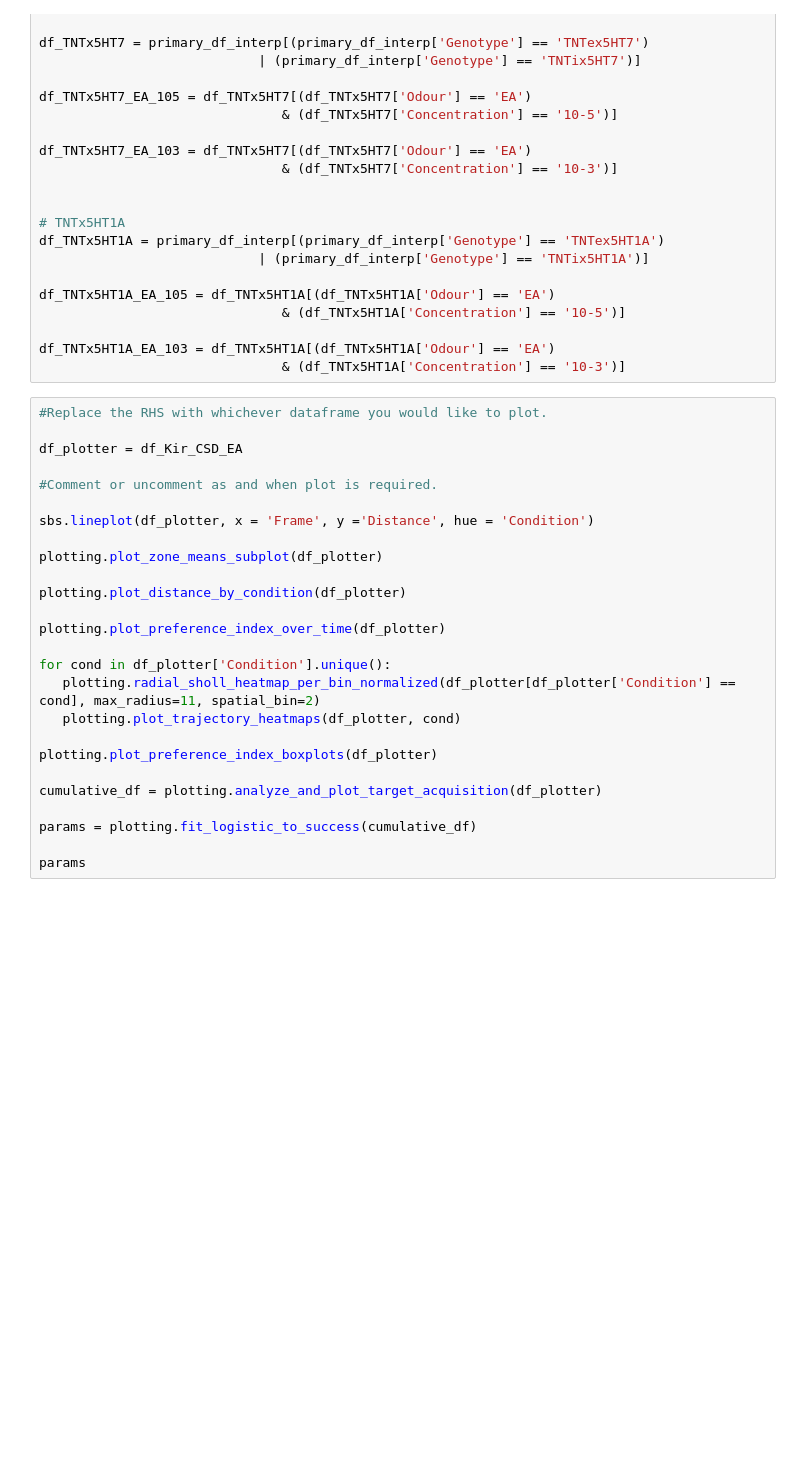
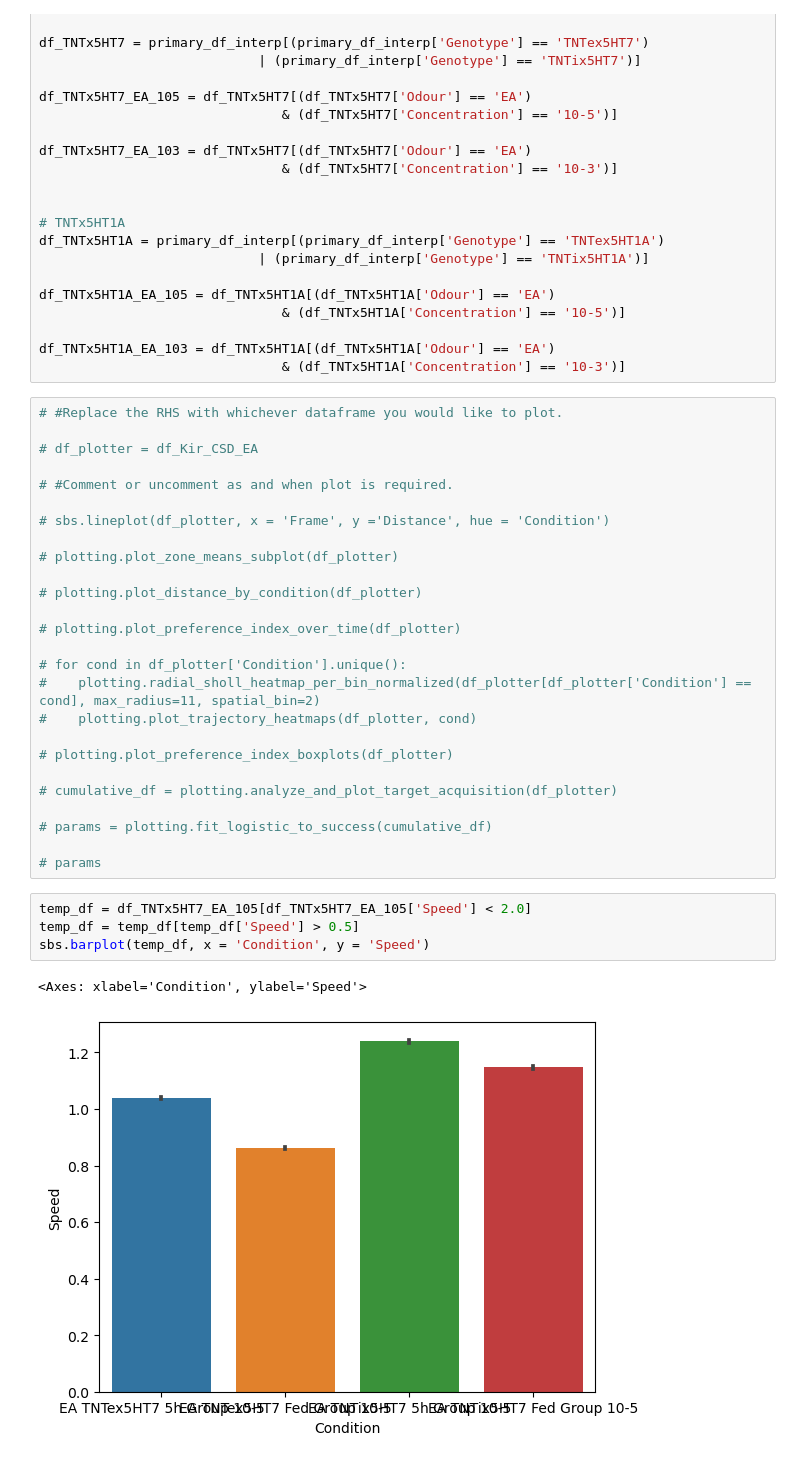
Before and after one commit to HariPNarayanan/larva-locater, a Jupyter notebook: Structured/analysis_bulk.ipynb, the cells around one changed output. Saved outputs shown, nothing was run; the diff lists cells and outputs as text; blank space fills up the shorter version.

```diff
--- a/Structured/analysis_bulk.ipynb
+++ b/Structured/analysis_bulk.ipynb
@@ -203,28 +207,35 @@ df_TNTx5HT1A_EA_105 = df_TNTx5HT1A[(df_TNTx5HT1A['Odour'] == 'EA')
 df_TNTx5HT1A_EA_103 = df_TNTx5HT1A[(df_TNTx5HT1A['Odour'] == 'EA')
                                & (df_TNTx5HT1A['Concentration'] == '10-3')]
 # %%
-#Replace the RHS with whichever dataframe you would like to plot.
+# #Replace the RHS with whichever dataframe you would like to plot.
 
-df_plotter = df_Kir_CSD_EA
+# df_plotter = df_Kir_CSD_EA
 
-#Comment or uncomment as and when plot is required.
+# #Comment or uncomment as and when plot is required.
 
-sbs.lineplot(df_plotter, x = 'Frame', y ='Distance', hue = 'Condition')
+# sbs.lineplot(df_plotter, x = 'Frame', y ='Distance', hue = 'Condition')
 
-plotting.plot_zone_means_subplot(df_plotter)
+# plotting.plot_zone_means_subplot(df_plotter)
 
-plotting.plot_distance_by_condition(df_plotter)
+# plotting.plot_distance_by_condition(df_plotter)
 
-plotting.plot_preference_index_over_time(df_plotter)
+# plotting.plot_preference_index_over_time(df_plotter)
 
-for cond in df_plotter['Condition'].unique():
-   plotting.radial_sholl_heatmap_per_bin_normalized(df_plotter[df_plotter['Condition'] == cond], max_radius=11, spatial_bin=2)
-   plotting.plot_trajectory_heatmaps(df_plotter, cond)
+# for cond in df_plotter['Condition'].unique():
+#    plotting.radial_sholl_heatmap_per_bin_normalized(df_plotter[df_plotter['Condition'] == cond], max_radius=11, spatial_bin=2)
+#    plotting.plot_trajectory_heatmaps(df_plotter, cond)
 
-plotting.plot_preference_index_boxplots(df_plotter)
+# plotting.plot_preference_index_boxplots(df_plotter)
 
-cumulative_df = plotting.analyze_and_plot_target_acquisition(df_plotter)
+# cumulative_df = plotting.analyze_and_plot_target_acquisition(df_plotter)
 
-params = plotting.fit_logistic_to_success(cumulative_df)
+# params = plotting.fit_logistic_to_success(cumulative_df)
 
-params
+# params
+# %%
+temp_df = df_TNTx5HT7_EA_105[df_TNTx5HT7_EA_105['Speed'] < 2.0]
+temp_df = temp_df[temp_df['Speed'] > 0.5]
+sbs.barplot(temp_df, x = 'Condition', y = 'Speed')
+# %% [output]
+<Axes: xlabel='Condition', ylabel='Speed'>
+[figure, added]
```
Also changed, not shown: parts of 4 cells of this notebook, 1 other file.
